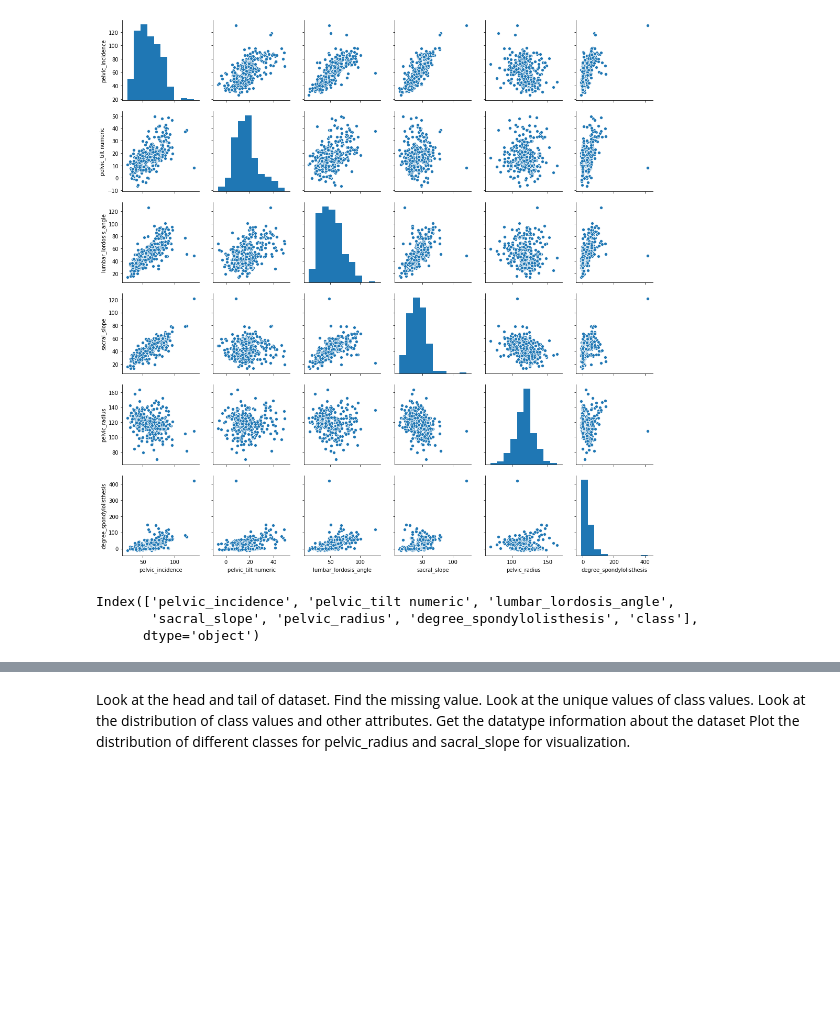
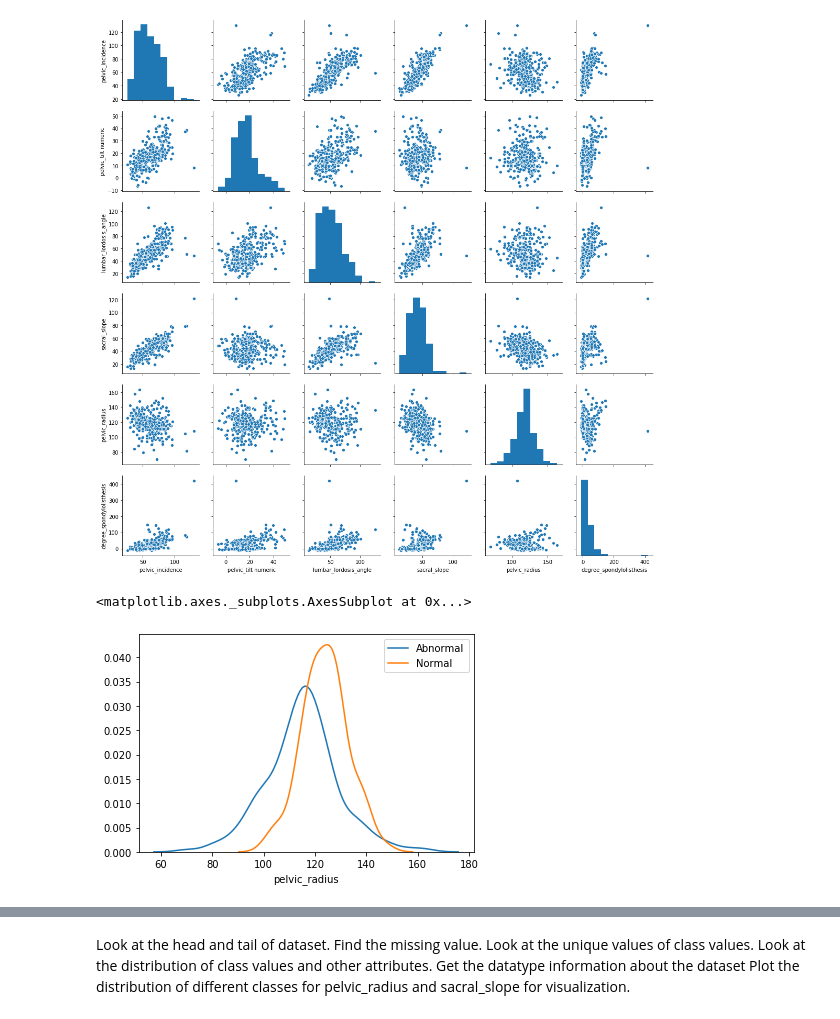
Before and after one commit to mohit19mahajan/aiml1, a Jupyter notebook: Project - kNN- Patient type Classification.ipynb, the cells around one changed output, grey strips where cells are left out. Saved outputs shown, nothing was run; the diff lists cells and outputs as text; code cells hidden in the pictures; blank space fills up the shorter version.

```diff
--- a/Project - kNN- Patient type Classification.ipynb
+++ b/Project - kNN- Patient type Classification.ipynb
@@ -103,9 +103,9 @@ sns.pairplot(twodf)
 # %% [output]
 <seaborn.axisgrid.PairGrid at 0x...>
 [figure]
-# %%
-twodf.columns
-# %% [output]
-Index(['pelvic_incidence', 'pelvic_tilt numeric', 'lumbar_lordosis_angle',
-       'sacral_slope', 'pelvic_radius', 'degree_spondylolisthesis', 'class'],
-      dtype='object')
+# %%
+sns.distplot(twodf[twodf["class"] == "Abnormal"]["pelvic_radius"],label="Abnormal",hist=False)
+sns.distplot(twodf[twodf["class"] == "Normal"]["pelvic_radius"],label = "Normal",hist=False)
+# %% [output]
+<matplotlib.axes._subplots.AxesSubplot at 0x...>
+[figure, added]
```
Also changed, not shown: parts of 1 cell of this notebook.
